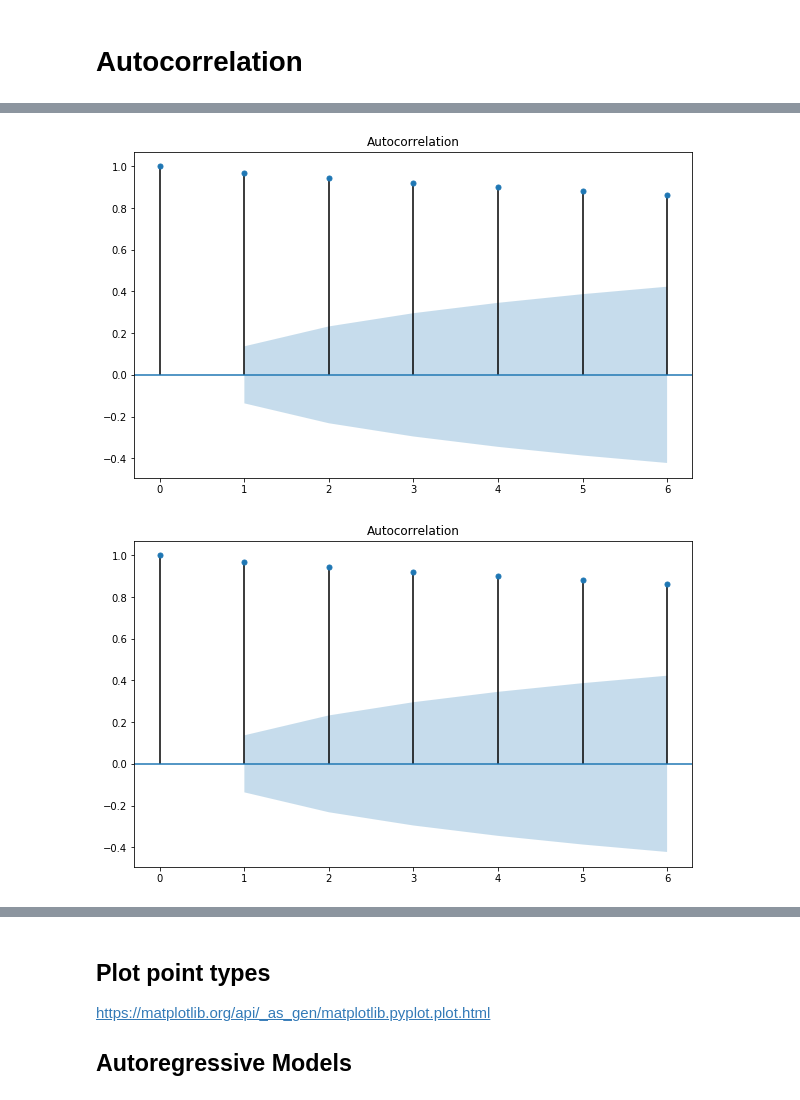
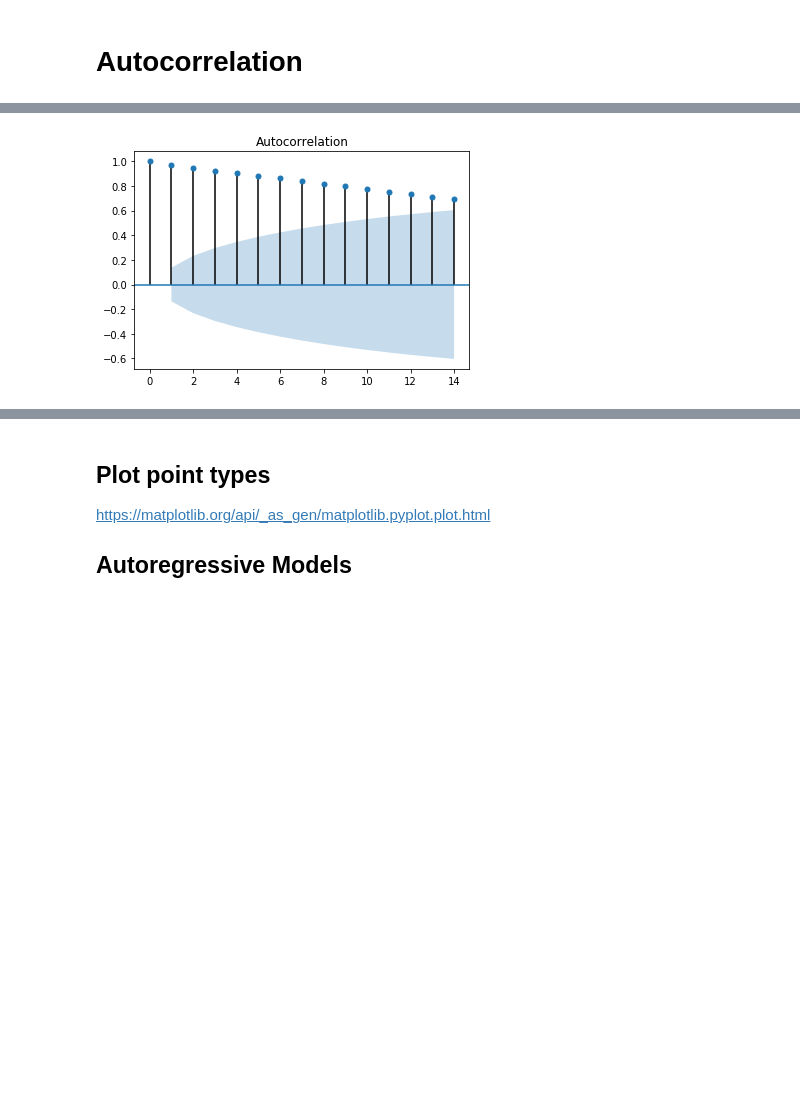
Before and after one commit to jamesijw23/JupyterNotebookworkflow, a Jupyter notebook: Week 3 Blog_Notes.ipynb, the cells around one changed output, grey strips where cells are left out. Drawn from its saved outputs; the diff is of its cells as text; code cells hidden in the pictures; blank space fills up the shorter version.

```diff
--- a/Week 3 Blog_Notes.ipynb
+++ b/Week 3 Blog_Notes.ipynb
@@ -328,13 +327,12 @@ savefig('Auto_correlation_method_1.png')
 # %%
 ##-------------------------------------
 ## Step 9b: Method 2 to view autocorrelation
 ##-------------------------------------
 ## Method 2
-plot_acf(imputed_weight, lags=6)
+plot_acf(imputed_weight, lags=14)
 savefig('Auto_correlation_method_2.png')
 # %% [output]
-[figure, old version]
+[figure, new version]
-[figure, removed]
 # %%
 ##-------------------------------------
 ## Step 9c: Method 3 to view autocorrelation
```
Also changed, not shown: parts of 10 cells of this notebook.
